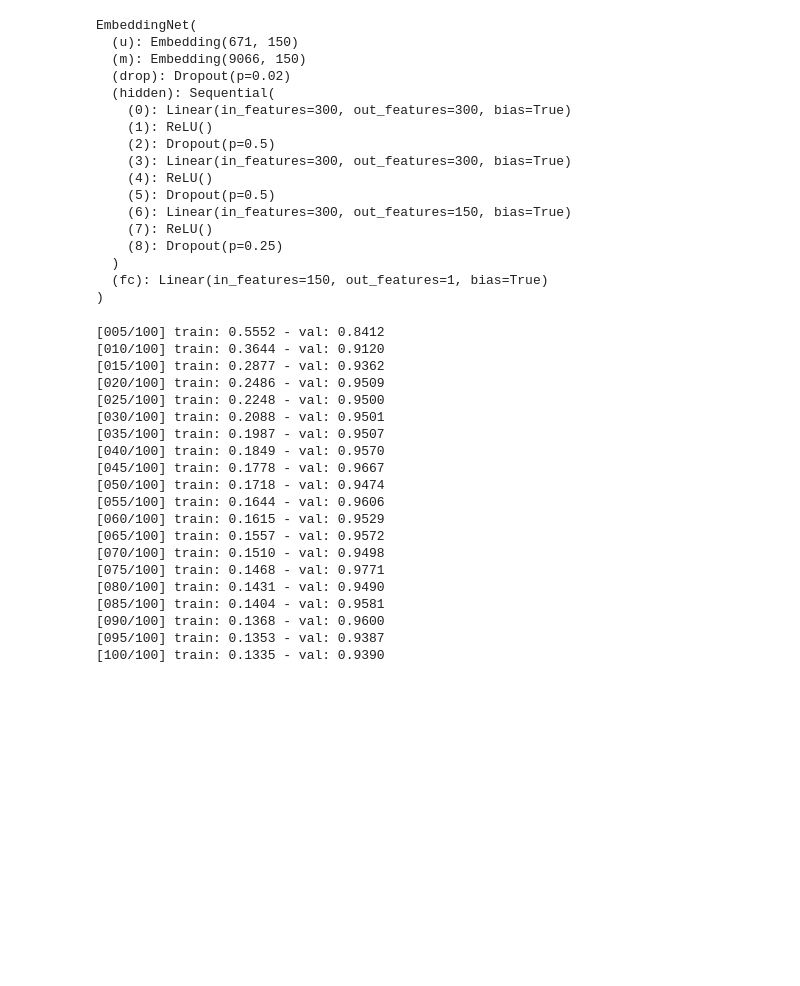
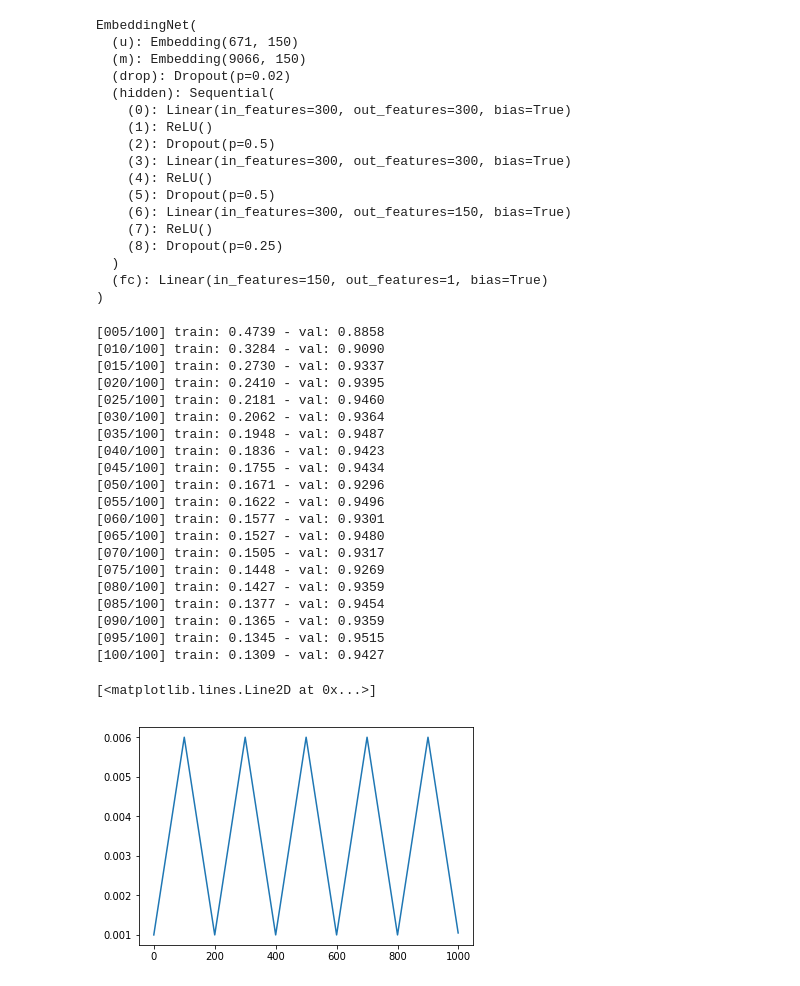
Before and after one commit to devforfu/pytorch_playground, a Jupyter notebook: movielens.ipynb, the cells around one changed output. Saved outputs shown, nothing was run; the diff lists cells and outputs as text; code cells hidden in the pictures; blank space fills up the shorter version.

```diff
--- a/movielens.ipynb
+++ b/movielens.ipynb
@@ -111,0 +196,11 @@ Target shape: (100004,)
+# %%
+def batches(X, y, bs=32, shuffle=True):
+    for xb, yb in ReviewsIterator(X, y, bs, shuffle):
+        xb = torch.LongTensor(xb)
+        yb = torch.FloatTensor(yb)
+        yield xb, yb.view(-1, 1)
+# %%
+for x_batch, y_batch in batches(X, y, bs=4):
+    print(x_batch)
+    print(y_batch)
+    break
@@ -215,15 +319,33 @@ def batches(X, y, bs=32, shuffle=True):
+# %%
+class CyclicLR(_LRScheduler):
+
+    def __init__(self, optimizer, method='triangular', step_size=100, max_lr=0.006, last_epoch=-1):
+        self.method = method
+        self.step_size = step_size
+        self.max_lr = max_lr
+        super().__init__(optimizer, last_epoch)
+
+    def get_lr(self):
+        cycle = math.floor(1 + self.last_epoch/(2*self.step_size))
+        x = abs(self.last_epoch/self.step_size - 2*cycle + 1)
+        lrs = [
+            base_lr + (self.max_lr - base_lr)*max(0, (1 - x))
+            for base_lr in self.base_lrs]
+        return lrs
 # %%
 device = torch.device('cuda:0' if torch.cuda.is_available() else 'cpu')
 
-lr = 1e-3
+lr = 0.001
 wd = 1e-5
 bs = 400
 n_epochs = 100
 net.to(device)
 criterion = nn.MSELoss(reduction='sum')
 optimizer = optim.Adam(net.parameters(), lr=lr, weight_decay=wd)
+scheduler = CyclicLR(opt, max_lr=1.0)
 best_loss = np.inf
 best_weights = None
+lr_history = []
 
 for epoch in range(n_epochs):
     stats = {'epoch': epoch + 1, 'total': n_epochs}
@@ -241,8 +363,10 @@ for epoch in range(n_epochs):
                 outputs = net(x_batch[:, 1], x_batch[:, 0], minmax)
                 loss = criterion(outputs, y_batch)
                 if training:
+                    scheduler.step()
                     loss.backward()
                     optimizer.step()
+                    lr_history.extend(scheduler.get_lr())
 
             running_loss += loss.item()
 
@@ -255,26 +379,31 @@ for epoch in range(n_epochs):
     if epoch % 5 == 4:
         print('[{epoch:03d}/{total:03d}] train: {train:.4f} - val: {val:.4f}'.format(**stats))
 # %% [output]
-[005/100] train: 0.5552 - val: 0.8412
-[010/100] train: 0.3644 - val: 0.9120
-[015/100] train: 0.2877 - val: 0.9362
-[020/100] train: 0.2486 - val: 0.9509
-[025/100] train: 0.2248 - val: 0.9500
-[030/100] train: 0.2088 - val: 0.9501
-[035/100] train: 0.1987 - val: 0.9507
-[040/100] train: 0.1849 - val: 0.9570
-[045/100] train: 0.1778 - val: 0.9667
-[050/100] train: 0.1718 - val: 0.9474
-[055/100] train: 0.1644 - val: 0.9606
-[060/100] train: 0.1615 - val: 0.9529
-[065/100] train: 0.1557 - val: 0.9572
-[070/100] train: 0.1510 - val: 0.9498
-[075/100] train: 0.1468 - val: 0.9771
-[080/100] train: 0.1431 - val: 0.9490
-[085/100] train: 0.1404 - val: 0.9581
-[090/100] train: 0.1368 - val: 0.9600
-[095/100] train: 0.1353 - val: 0.9387
-[100/100] train: 0.1335 - val: 0.9390
+[005/100] train: 0.4739 - val: 0.8858
+[010/100] train: 0.3284 - val: 0.9090
+[015/100] train: 0.2730 - val: 0.9337
+[020/100] train: 0.2410 - val: 0.9395
+[025/100] train: 0.2181 - val: 0.9460
+[030/100] train: 0.2062 - val: 0.9364
+[035/100] train: 0.1948 - val: 0.9487
+[040/100] train: 0.1836 - val: 0.9423
+[045/100] train: 0.1755 - val: 0.9434
+[050/100] train: 0.1671 - val: 0.9296
+[055/100] train: 0.1622 - val: 0.9496
+[060/100] train: 0.1577 - val: 0.9301
+[065/100] train: 0.1527 - val: 0.9480
+[070/100] train: 0.1505 - val: 0.9317
+[075/100] train: 0.1448 - val: 0.9269
+[080/100] train: 0.1427 - val: 0.9359
+[085/100] train: 0.1377 - val: 0.9454
+[090/100] train: 0.1365 - val: 0.9359
+[095/100] train: 0.1345 - val: 0.9515
+[100/100] train: 0.1309 - val: 0.9427
+# %%
+plt.plot(lr_history[:1000])
+# %% [output]
+[<matplotlib.lines.Line2D at 0x...>]
+[figure, added]
 # %%
 net.load_state_dict(best_weights)
 # %%
```
Also changed, not shown: parts of 20 cells of this notebook.
